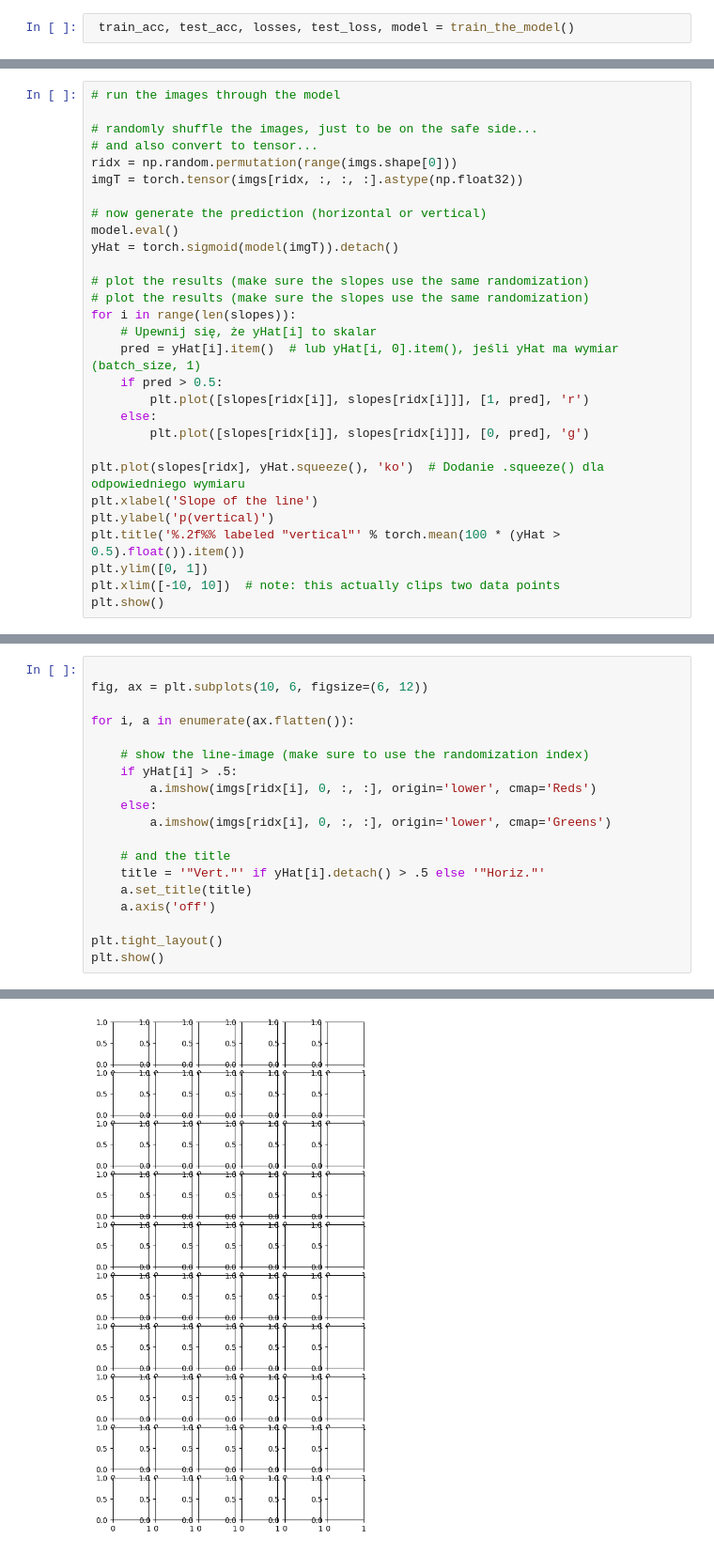
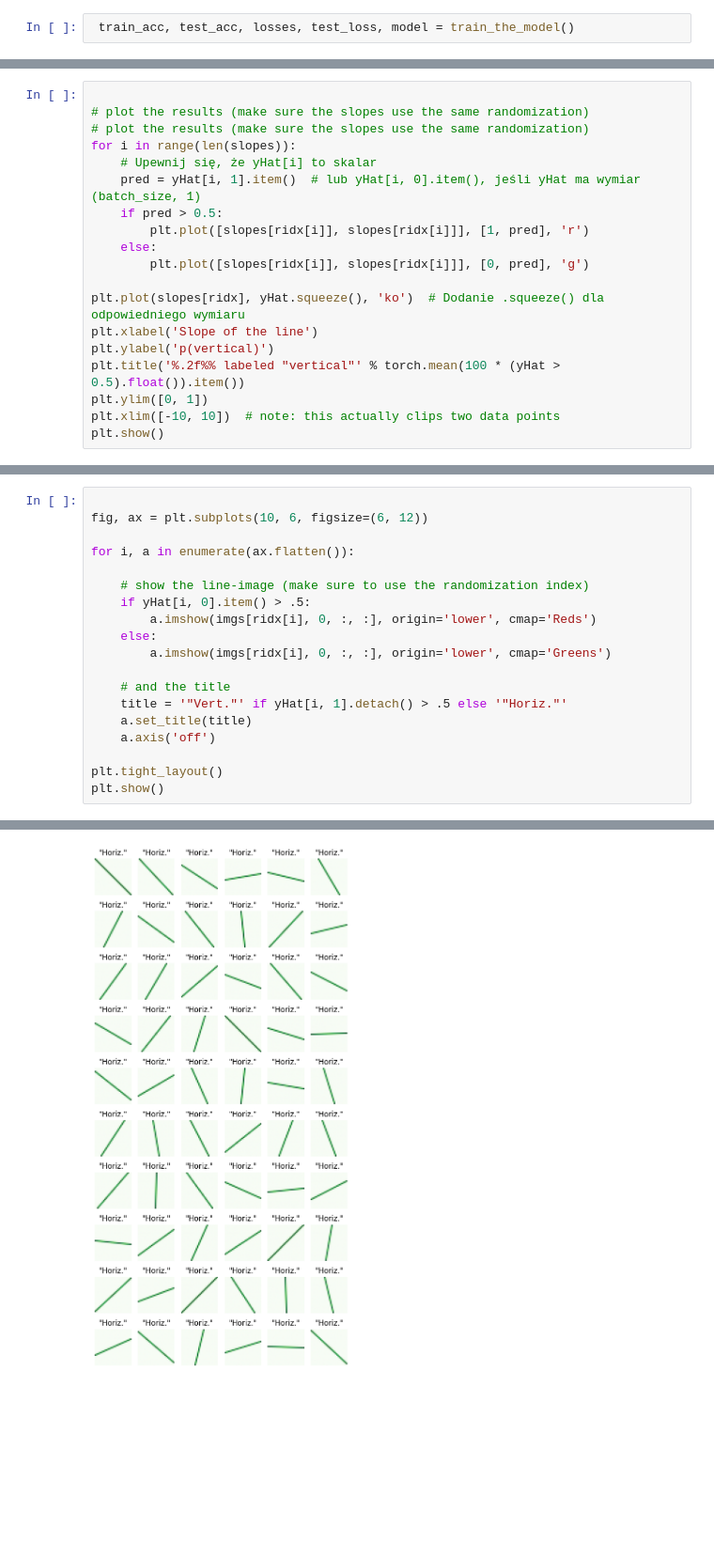
Before and after one commit to maciej3j/Deep-learning-notes, a Jupyter notebook: CNN_MILESTONE_PROJECTS/PSYCHOMETRIC_FUNCTIONS.ipynb, the cells around one changed output, grey strips where cells are left out. Shown at 94% size. Saved outputs shown, nothing was run; the diff lists cells and outputs as text; blank space fills up the shorter version.

```diff
--- a/CNN_MILESTONE_PROJECTS/PSYCHOMETRIC_FUNCTIONS.ipynb
+++ b/CNN_MILESTONE_PROJECTS/PSYCHOMETRIC_FUNCTIONS.ipynb
@@ -170,20 +199,10 @@ plt.show()
 # %%
-# run the images through the model
-
-# randomly shuffle the images, just to be on the safe side...
-# and also convert to tensor...
-ridx = np.random.permutation(range(imgs.shape[0]))
-imgT = torch.tensor(imgs[ridx, :, :, :].astype(np.float32))
-
-# now generate the prediction (horizontal or vertical)
-model.eval()
-yHat = torch.sigmoid(model(imgT)).detach()
 
 # plot the results (make sure the slopes use the same randomization)
 # plot the results (make sure the slopes use the same randomization)
 for i in range(len(slopes)):
     # Upewnij się, że yHat[i] to skalar
-    pred = yHat[i].item()  # lub yHat[i, 0].item(), jeśli yHat ma wymiar (batch_size, 1)
+    pred = yHat[i, 1].item()  # lub yHat[i, 0].item(), jeśli yHat ma wymiar (batch_size, 1)
     if pred > 0.5:
         plt.plot([slopes[ridx[i]], slopes[ridx[i]]], [1, pred], 'r')
     else:
@@ -205,13 +224,13 @@ fig, ax = plt.subplots(10, 6, figsize=(6, 12))
 for i, a in enumerate(ax.flatten()):
 
     # show the line-image (make sure to use the randomization index)
-    if yHat[i] > .5:
+    if yHat[i, 0].item() > .5:
         a.imshow(imgs[ridx[i], 0, :, :], origin='lower', cmap='Reds')
     else:
         a.imshow(imgs[ridx[i], 0, :, :], origin='lower', cmap='Greens')
 
     # and the title
-    title = '"Vert."' if yHat[i].detach() > .5 else '"Horiz."'
+    title = '"Vert."' if yHat[i, 1].detach() > .5 else '"Horiz."'
     a.set_title(title)
     a.axis('off')
 
@@ -222 +240 @@ RuntimeError: Boolean value of Tensor with more than one value is ambiguous
-[figure, old version]
+[figure, new version]
```
Also changed, not shown: parts of 6 cells of this notebook.
